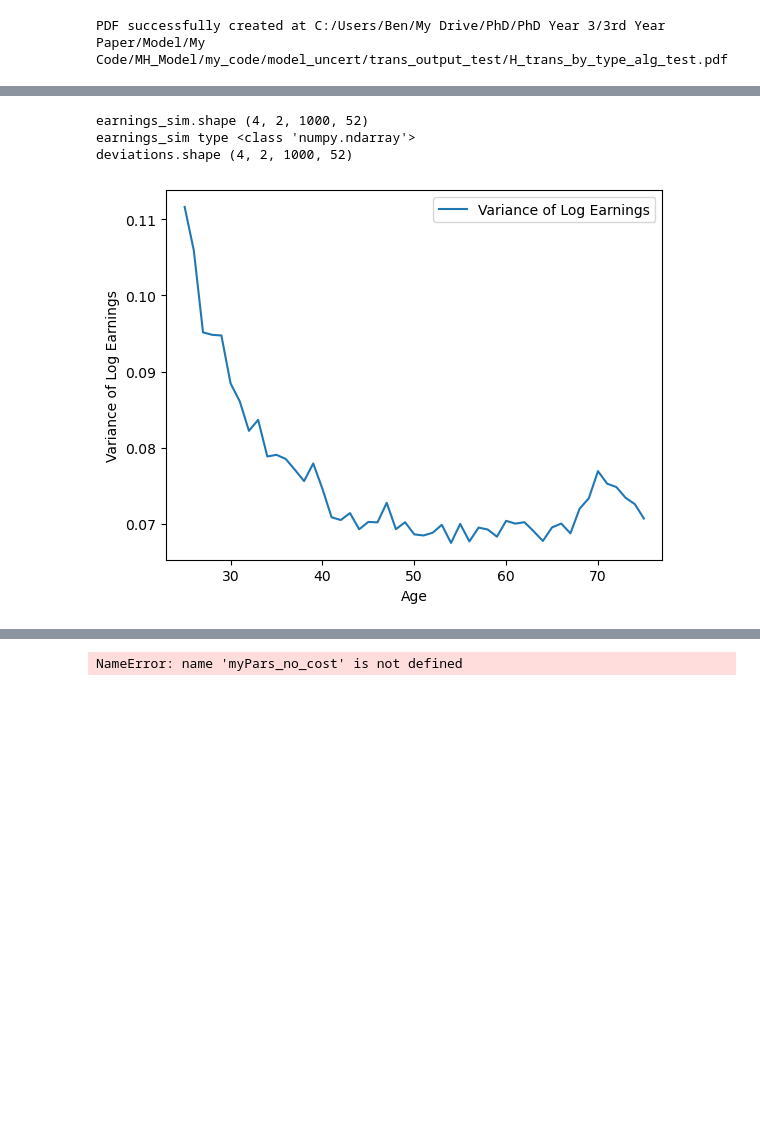
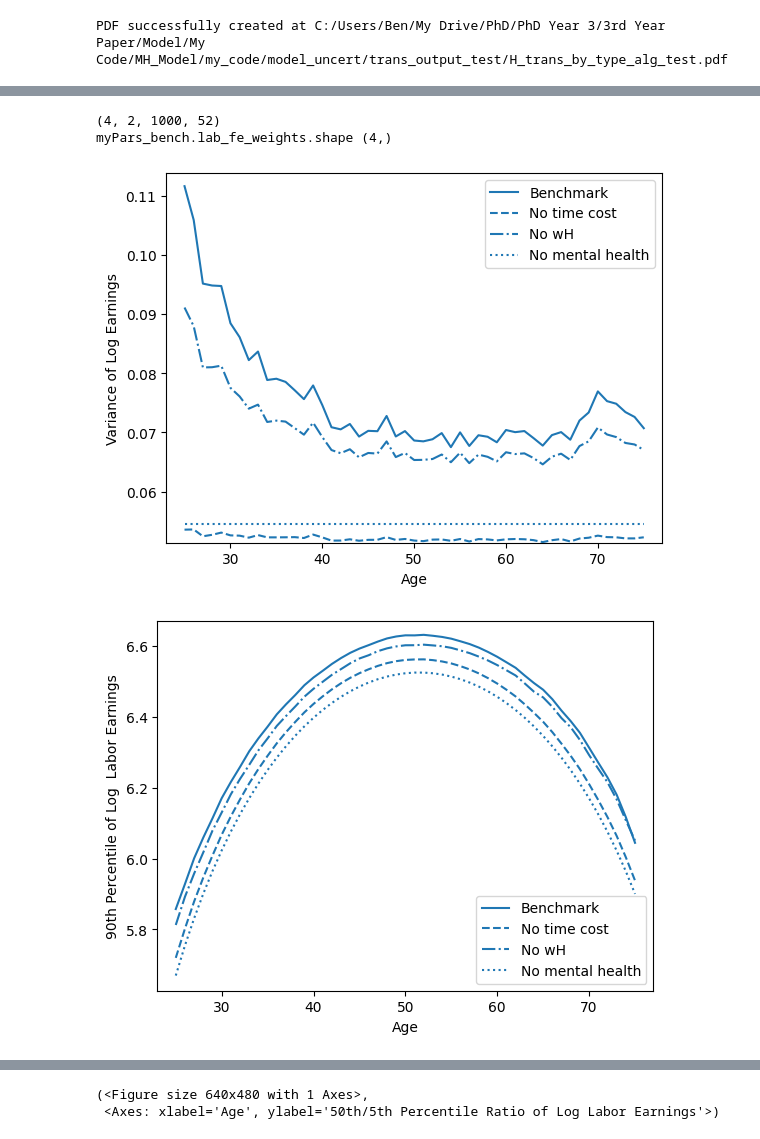
Before and after one commit to bboyajian253/discrete_lab_lc_model, a Jupyter notebook: my_code/model_uncert/code/table_maker_08_29_24.ipynb, the cells around one changed output, grey strips where cells are left out. Cells and saved outputs as stored; diff of their text form; code cells hidden in the pictures; blank space fills up the shorter version.

Commit message:
graphs are coming along!

```diff
--- a/my_code/model_uncert/code/table_maker_08_29_24.ipynb
+++ b/my_code/model_uncert/code/table_maker_08_29_24.ipynb
@@ -306,28 +323,51 @@ During: lowering "(self).myPars = myPars" at c:\Users\Ben\My Drive\PhD\PhD Year
 # %%
+importlib.reload(model)
 quietly = True
 
-fig_var_benchmark, ax_var_benchmark = plot_var_log_earn(myPars_bench, sims_bench, out_path)
+fig_var_benchmark, ax_var_benchmark = plot_var_log_earn(myPars_bench, sims_bench, out_path, quietly)
 [fig_90_bench, ax_90_bench, fig_50_bench, ax_50_bench, fig_10_bench, ax_10_bench, fig_5_bench, ax_5_bench,
     fig_90_10_bench, ax_90_10_bench, fig_90_50_bench, ax_90_50_bench, fig_50_10_bench, ax_50_10_bench, fig_90_5_bench, ax_90_5_bench, fig_50_5_bench, ax_50_5_bench
 ] = plot_lab_earn_perc(myPars_bench, sims_bench, out_path, quietly)
 
-fig_var_no_cost, ax_var_no_cost = plot_var_log_earn(myPars_no_cost, sims_no_cost, out_path)
+fig_var_no_cost, ax_var_no_cost = plot_var_log_earn(myPars_no_cost, sims_no_cost, out_path, quietly)
 [fig_90_no_cost, ax_90_no_cost, fig_50_no_cost, ax_50_no_cost, fig_10_no_cost, ax_10_no_cost, fig_5_no_cost, ax_5_no_cost,
     fig_90_10_no_cost, ax_90_10_no_cost, fig_90_50_no_cost, ax_90_50_no_cost, fig_50_10_no_cost, ax_50_10_no_cost, fig_90_5_no_cost, ax_90_5_no_cost, fig_50_5_no_cost, ax_50_5_no_cost
 ] = plot_lab_earn_perc(myPars_no_cost, sims_no_cost, out_path, quietly)
 
-tb.combine_plots([(fig_var_benchmark, ax_var_benchmark), (fig_var_no_cost, ax_var_no_cost)], y_lim =[0.04,0.12], label_lists = [["Benchmark"], ["No Cost"]])
-tb.combine_plots([(fig_90_bench, ax_90_bench), (fig_90_no_cost, ax_90_no_cost)], y_lim=[5,7], label_lists = [["Benchmark"], ["No Cost"] ])
-tb.combine_plots([(fig_50_bench, ax_50_bench), (fig_50_no_cost, ax_50_no_cost)], y_lim=[5,7], label_lists = [["Benchmark"], ["No Cost"] ])
-tb.combine_plots([(fig_10_bench, ax_10_bench), (fig_10_no_cost, ax_10_no_cost)], y_lim=[5,7], label_lists = [["Benchmark"], ["No Cost"] ])
-tb.combine_plots([(fig_5_bench, ax_5_bench), (fig_5_no_cost, ax_5_no_cost)], label_lists = [["Benchmark"], ["No Cost"] ])
-tb.combine_plots([(fig_90_10_bench, ax_90_10_bench), (fig_90_10_no_cost, ax_90_10_no_cost)], y_lim = [1.0,1.2], label_lists = [["Benchmark"], ["No Cost"] ])
-tb.combine_plots([(fig_90_50_bench, ax_90_50_bench), (fig_90_50_no_cost, ax_90_50_no_cost)], y_lim = [1.0,1.2], label_lists = [["Benchmark"], ["No Cost"] ])
-tb.combine_plots([(fig_50_10_bench, ax_50_10_bench), (fig_50_10_no_cost, ax_50_10_no_cost)], y_lim = [1.0,1.2], label_lists = [["Benchmark"], ["No Cost"] ])
-tb.combine_plots([(fig_90_5_bench, ax_90_5_bench), (fig_90_5_no_cost, ax_90_5_no_cost)], label_lists = [["Benchmark"], ["No Cost"] ])
-tb.combine_plots([(fig_50_5_bench, ax_50_5_bench), (fig_50_5_no_cost, ax_50_5_no_cost)], label_lists = [["Benchmark"], ["No Cost"] ])
+fig_var_no_wH, ax_var_no_wH = plot_var_log_earn(myPars_no_wH, sims_no_wH, out_path, quietly)
+[fig_90_no_wH, ax_90_no_wH, fig_50_no_wH, ax_50_no_wH, fig_10_no_wH, ax_10_no_wH, fig_5_no_wH, ax_5_no_wH,
+    fig_90_10_no_wH, ax_90_10_no_wH, fig_90_50_no_wH, ax_90_50_no_wH, fig_50_10_no_wH, ax_50_10_no_wH, fig_90_5_no_wH, ax_90_5_no_wH, fig_50_5_no_wH, ax_50_5_no_wH
+] = plot_lab_earn_perc(myPars_no_wH, sims_no_wH, out_path, quietly)
+
+fig_var_no_MH, ax_var_no_MH = plot_var_log_earn(myPars_no_MH, sims_no_MH, out_path, quietly)
+[fig_90_no_MH, ax_90_no_MH, fig_50_no_MH, ax_50_no_MH, fig_10_no_MH, ax_10_no_MH, fig_5_no_MH, ax_5_no_MH,
+    fig_90_10_no_MH, ax_90_10_no_MH, fig_90_50_no_MH, ax_90_50_no_MH, fig_50_10_no_MH, ax_50_10_no_MH, fig_90_5_no_MH, ax_90_5_no_MH, fig_50_5_no_MH, ax_50_5_no_MH
+] = plot_lab_earn_perc(myPars_no_MH, sims_no_MH, out_path, quietly)
+
+my_label_lists = [["Benchmark"], ["No time cost"], ["No wH"], ["No mental health"]]
+
+tb.combine_plots([(fig_var_benchmark, ax_var_benchmark), (fig_var_no_cost, ax_var_no_cost), (fig_var_no_wH, ax_var_no_wH), (fig_var_no_MH, ax_var_no_MH)],
+                    label_lists = my_label_lists)
+tb.combine_plots([(fig_90_bench, ax_90_bench), (fig_90_no_cost, ax_90_no_cost), (fig_90_no_wH, ax_90_no_wH), (fig_90_no_MH, ax_90_no_MH)],
+                    label_lists = my_label_lists)
+tb.combine_plots([(fig_50_bench, ax_50_bench), (fig_50_no_cost, ax_50_no_cost), (fig_50_no_wH, ax_50_no_wH), (fig_50_no_MH, ax_50_no_MH)],
+                    label_lists = my_label_lists)
+tb.combine_plots([(fig_10_bench, ax_10_bench), (fig_10_no_cost, ax_10_no_cost), (fig_10_no_wH, ax_10_no_wH), (fig_10_no_MH, ax_10_no_MH)],
+                    label_lists = my_label_lists)
+tb.combine_plots([(fig_5_bench, ax_5_bench), (fig_5_no_cost, ax_5_no_cost), (fig_5_no_wH, ax_5_no_wH), (fig_5_no_MH, ax_5_no_MH)],
+                    label_lists = my_label_lists)
+tb.combine_plots([(fig_90_10_bench, ax_90_10_bench), (fig_90_10_no_cost, ax_90_10_no_cost), (fig_90_10_no_wH, ax_90_10_no_wH), (fig_90_10_no_MH, ax_90_10_no_MH)],
+                    label_lists = my_label_lists)
+tb.combine_plots([(fig_90_50_bench, ax_90_50_bench), (fig_90_50_no_cost, ax_90_50_no_cost), (fig_90_50_no_wH, ax_90_50_no_wH), (fig_90_50_no_MH, ax_90_50_no_MH)],
+                    label_lists = my_label_lists)
+tb.combine_plots([(fig_50_10_bench, ax_50_10_bench), (fig_50_10_no_cost, ax_50_10_no_cost), (fig_50_10_no_wH, ax_50_10_no_wH), (fig_50_10_no_MH, ax_50_10_no_MH)],
+                    label_lists = my_label_lists)
+tb.combine_plots([(fig_90_5_bench, ax_90_5_bench), (fig_90_5_no_cost, ax_90_5_no_cost), (fig_90_5_no_wH, ax_90_5_no_wH), (fig_90_5_no_MH, ax_90_5_no_MH)],
+                    label_lists = my_label_lists)
+tb.combine_plots([(fig_50_5_bench, ax_50_5_bench), (fig_50_5_no_cost, ax_50_5_no_cost), (fig_50_5_no_wH, ax_50_5_no_wH), (fig_50_5_no_MH, ax_50_5_no_MH)],
+                    label_lists = my_label_lists)
 # %% [output]
-earnings_sim.shape (4, 2, 1000, 52)
-earnings_sim type <class 'numpy.ndarray'>
-deviations.shape (4, 2, 1000, 52)
+(4, 2, 1000, 52)
+myPars_bench.lab_fe_weights.shape (4,)
-[figure, old version]
+[figure, new version]
+[figure, added]
@@ -334,4 +382,5 @@ deviations.shape (4, 2, 1000, 52)
-NameError: name 'myPars_no_cost' is not defined
+(<Figure size 640x480 with 1 Axes>,
+ <Axes: xlabel='Age', ylabel='50th/5th Percentile Ratio of Log Labor Earnings'>)
 # %%
 importlib.reload(tb)
 def cum_sum_by_last_dim(array: np.ndarray) -> np.ndarray:
```
Also changed, not shown: parts of 6 cells of this notebook, 55 other files.
